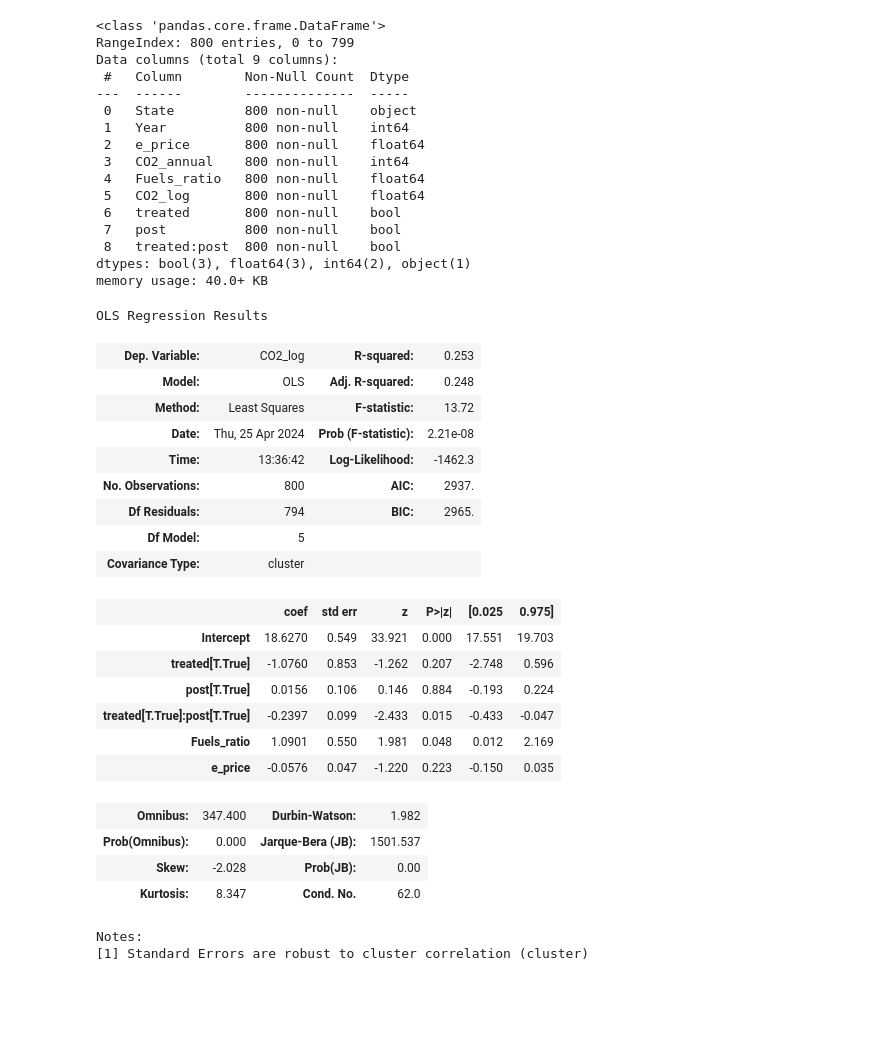
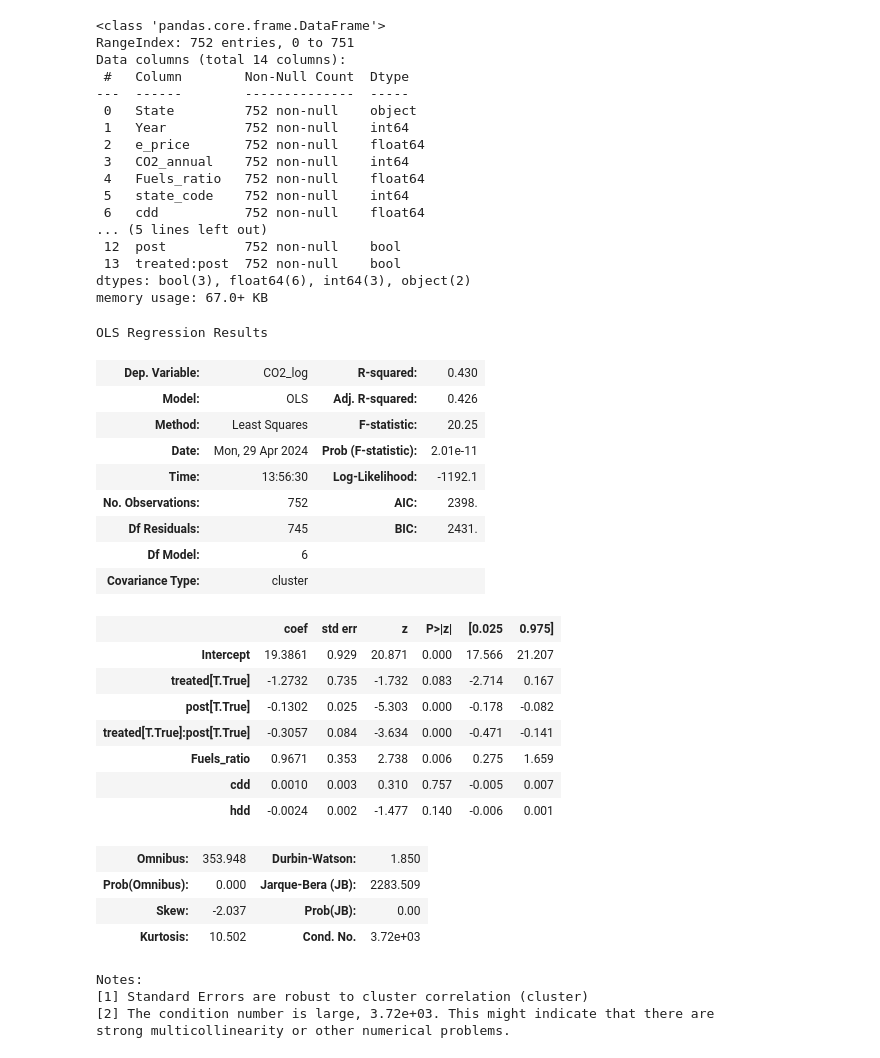
Before and after one commit to MIDS-at-Duke/uds-2024-flamingo, a Jupyter notebook: code/ML_model.ipynb, the cells around one changed output. Cells and saved outputs as stored; diff of their text form; code cells hidden in the pictures; blank space fills up the shorter version.

Commit message:
add climate data to merged data

```diff
--- a/code/ML_model.ipynb
+++ b/code/ML_model.ipynb
@@ -6,6 +6,8 @@ pd.set_option("mode.copy_on_write", True)
 df_e_price = pd.read_csv("../src/cleaned_e_price.csv")
 df_emission = pd.read_csv("../src/cleaned_emission_annual.csv")
 df_fuel_ratio = pd.read_csv("../src/cleaned_fuel_ratio.csv")
+df_climate = pd.read_csv("../src/cleaned_cdd_hdd.csv")
 # %%
 merged = pd.merge(df_e_price, df_emission, on=["Year", "State"], how="inner")
 merged = pd.merge(merged, df_fuel_ratio, on=["Year", "State"], how="inner")
+merged = pd.merge(merged, df_climate, on=["Year", "State"], how="inner")
@@ -96,56 +104,60 @@ merged_subset
 merged_subset.info()
 # %% [output]
 <class 'pandas.core.frame.DataFrame'>
-RangeIndex: 800 entries, 0 to 799
-Data columns (total 9 columns):
+RangeIndex: 752 entries, 0 to 751
+Data columns (total 14 columns):
  #   Column        Non-Null Count  Dtype
 ---  ------        --------------  -----
- 0   State         800 non-null    object
- 1   Year          800 non-null    int64
- 2   e_price       800 non-null    float64
- 3   CO2_annual    800 non-null    int64
- 4   Fuels_ratio   800 non-null    float64
- 5   CO2_log       800 non-null    float64
- 6   treated       800 non-null    bool
- 7   post          800 non-null    bool
- 8   treated:post  800 non-null    bool
-dtypes: bool(3), float64(3), int64(2), object(1)
-memory usage: 40.0+ KB
+ 0   State         752 non-null    object
+ 1   Year          752 non-null    int64
+ 2   e_price       752 non-null    float64
+ 3   CO2_annual    752 non-null    int64
+ 4   Fuels_ratio   752 non-null    float64
+ 5   state_code    752 non-null    int64
+ 6   cdd           752 non-null    float64
+... (5 lines left out)
+ 12  post          752 non-null    bool
+ 13  treated:post  752 non-null    bool
+dtypes: bool(3), float64(6), int64(3), object(2)
+memory usage: 67.0+ KB
 # %%
 import statsmodels.formula.api as smf
 
 model = smf.ols(
-    "CO2_log ~ Fuels_ratio + e_price + treated + post + treated:post",
+    "CO2_log ~ Fuels_ratio + cdd + hdd + treated + post + treated:post",
     data=merged_subset,
 ).fit(
     cov_type="cluster",
     cov_kwds={"groups": merged_subset["State"]},
 )
 model.summary()
 # %% [output]
 OLS Regression Results
-| Dep. Variable: | CO2_log | R-squared: | 0.253 |
-| Model: | OLS | Adj. R-squared: | 0.248 |
-| Method: | Least Squares | F-statistic: | 13.72 |
-| Date: | Thu, 25 Apr 2024 | Prob (F-statistic): | 2.21e-08 |
-| Time: | 13:36:42 | Log-Likelihood: | -1462.3 |
-| No. Observations: | 800 | AIC: | 2937. |
-| Df Residuals: | 794 | BIC: | 2965. |
-| Df Model: | 5 |  |  |
+| Dep. Variable: | CO2_log | R-squared: | 0.430 |
+| Model: | OLS | Adj. R-squared: | 0.426 |
+| Method: | Least Squares | F-statistic: | 20.25 |
+| Date: | Mon, 29 Apr 2024 | Prob (F-statistic): | 2.01e-11 |
+| Time: | 13:56:30 | Log-Likelihood: | -1192.1 |
+| No. Observations: | 752 | AIC: | 2398. |
+| Df Residuals: | 745 | BIC: | 2431. |
+| Df Model: | 6 |  |  |
 | Covariance Type: | cluster |  |  |
 |  | coef | std err | z | P>|z| | [0.025 | 0.975] |
-| Intercept | 18.6270 | 0.549 | 33.921 | 0.000 | 17.551 | 19.703 |
-| treated[T.True] | -1.0760 | 0.853 | -1.262 | 0.207 | -2.748 | 0.596 |
-| post[T.True] | 0.0156 | 0.106 | 0.146 | 0.884 | -0.193 | 0.224 |
-| treated[T.True]:post[T.True] | -0.2397 | 0.099 | -2.433 | 0.015 | -0.433 | -0.047 |
-| Fuels_ratio | 1.0901 | 0.550 | 1.981 | 0.048 | 0.012 | 2.169 |
-| e_price | -0.0576 | 0.047 | -1.220 | 0.223 | -0.150 | 0.035 |
+| Intercept | 19.3861 | 0.929 | 20.871 | 0.000 | 17.566 | 21.207 |
+| treated[T.True] | -1.2732 | 0.735 | -1.732 | 0.083 | -2.714 | 0.167 |
+| post[T.True] | -0.1302 | 0.025 | -5.303 | 0.000 | -0.178 | -0.082 |
+| treated[T.True]:post[T.True] | -0.3057 | 0.084 | -3.634 | 0.000 | -0.471 | -0.141 |
+| Fuels_ratio | 0.9671 | 0.353 | 2.738 | 0.006 | 0.275 | 1.659 |
+| cdd | 0.0010 | 0.003 | 0.310 | 0.757 | -0.005 | 0.007 |
+| hdd | -0.0024 | 0.002 | -1.477 | 0.140 | -0.006 | 0.001 |
-| Omnibus: | 347.400 | Durbin-Watson: | 1.982 |
-| Prob(Omnibus): | 0.000 | Jarque-Bera (JB): | 1501.537 |
-| Skew: | -2.028 | Prob(JB): | 0.00 |
-| Kurtosis: | 8.347 | Cond. No. | 62.0 |
+| Omnibus: | 353.948 | Durbin-Watson: | 1.850 |
+| Prob(Omnibus): | 0.000 | Jarque-Bera (JB): | 2283.509 |
+| Skew: | -2.037 | Prob(JB): | 0.00 |
+| Kurtosis: | 10.502 | Cond. No. | 3.72e+03 |
 Notes:
 [1] Standard Errors are robust to cluster correlation (cluster)
+[2] The condition number is large, 3.72e+03. This might indicate that there are
+strong multicollinearity or other numerical problems.
 # %%
 merged_subset = merged_subset.set_index(["State", "Year"])
 # %%
```
Also changed, not shown: parts of 10 cells of this notebook, 1 other file.
